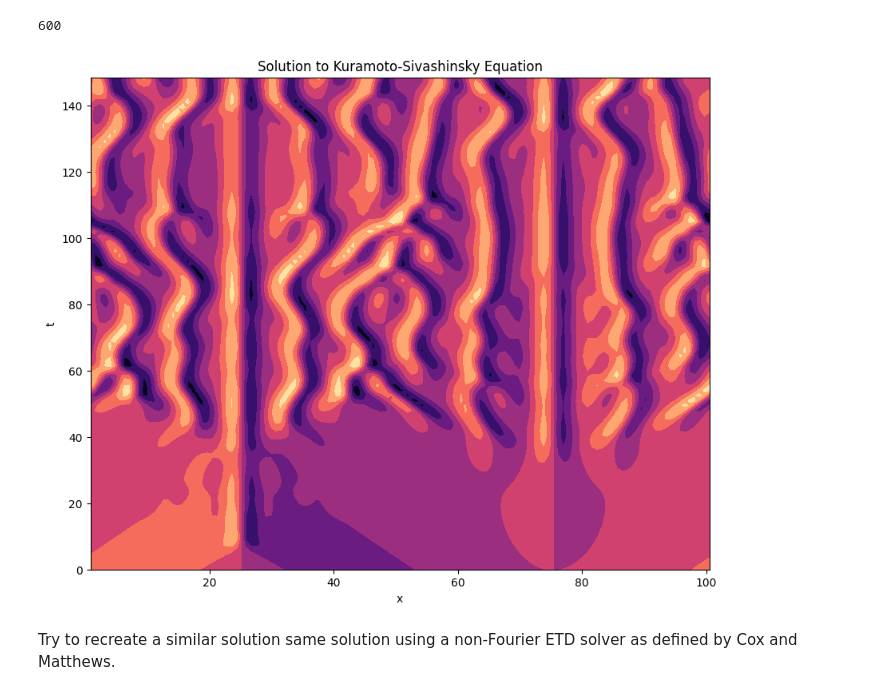
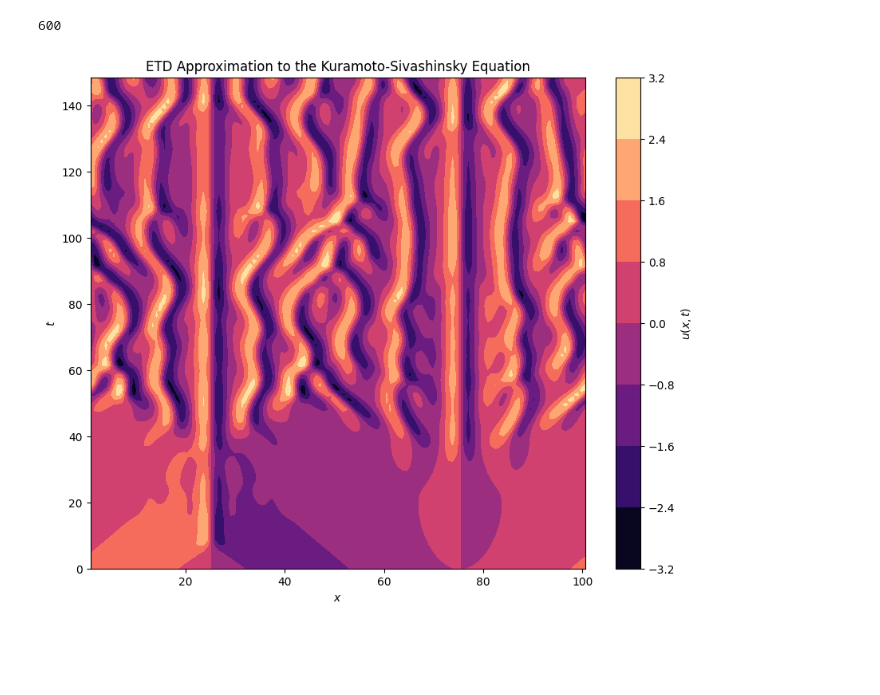
Before and after one commit to tiaraedd/Exponential_Time_Differencing, a Jupyter notebook: examples/kuramoto_shivashinsky.ipynb, the cells around one changed output. Saved outputs shown, nothing was run; the diff lists cells and outputs as text; code cells hidden in the pictures; blank space fills up the shorter version.

Commit message:
Saved plot for Kuramoto-Sivashinksy solution

```diff
--- a/examples/kuramoto_shivashinsky.ipynb
+++ b/examples/kuramoto_shivashinsky.ipynb
@@ -76,15 +76,16 @@ u, t, x = KS_solver(N=128)
 # %%
 X, T = np.meshgrid(x, t)
 
 fig = plt.figure(figsize=(10, 8))
 ax = fig.add_subplot(111)
 
-ax.contourf(X, T, u, cmap="magma")
-ax.set_xlabel("x")
-ax.set_ylabel("t")
-ax.set_title("Solution to Kuramoto-Sivashinsky Equation")
+plot = ax.contourf(X, T, u, cmap="magma")
+cbar = fig.colorbar(plot, ax=ax)
+cbar.set_label(r"$u(x, t)$")
+ax.set_xlabel(r"$x$")
+ax.set_ylabel(r"$t$")
+ax.set_title("ETD Approximation to the Kuramoto-Sivashinsky Equation")
+plt.savefig("../plots/kuramoto_sivashinsky.png", dpi=300)
 plt.show()
 # %% [output]
-[figure, old version]
+[figure, new version]
-# %% [markdown]
-Try to recreate a similar solution same solution using a non-Fourier ETD solver as defined by Cox and Matthews.
```
Also changed, not shown: parts of 3 cells of this notebook, 2 other files.
